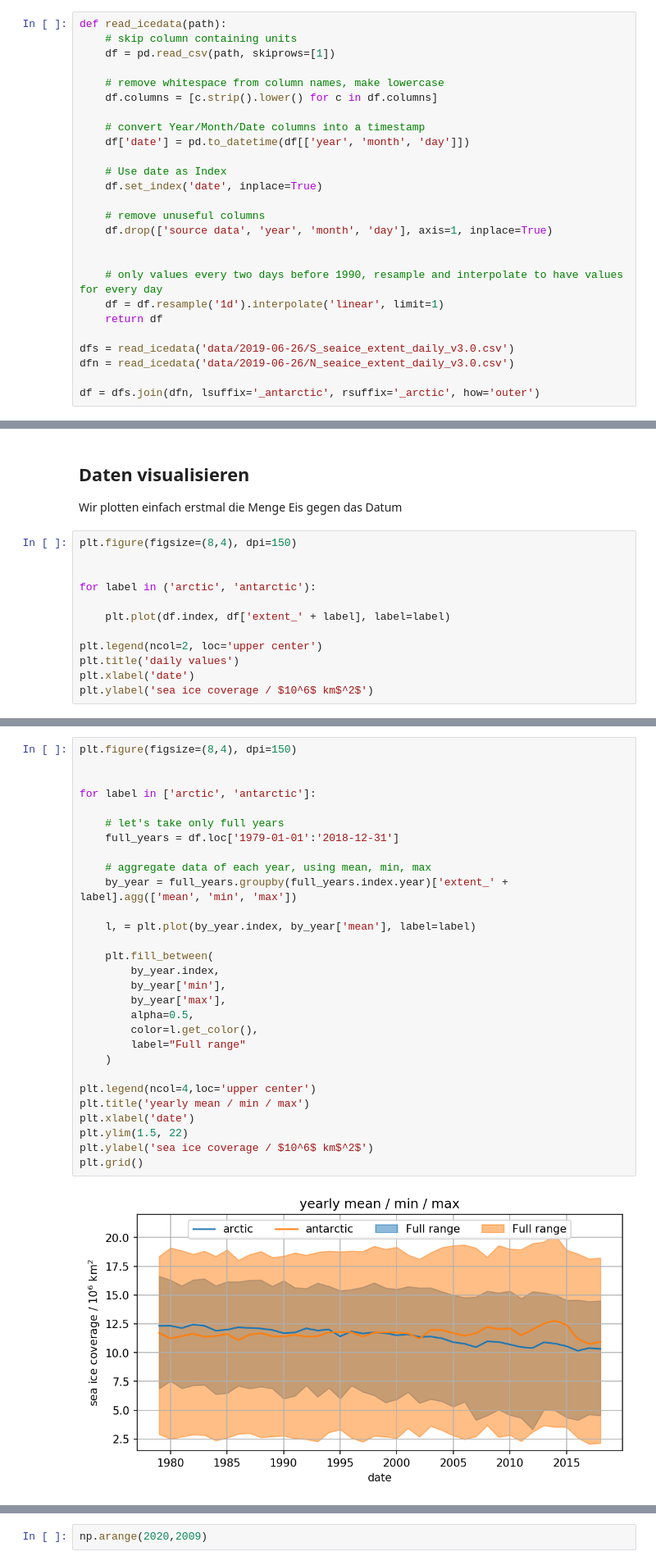
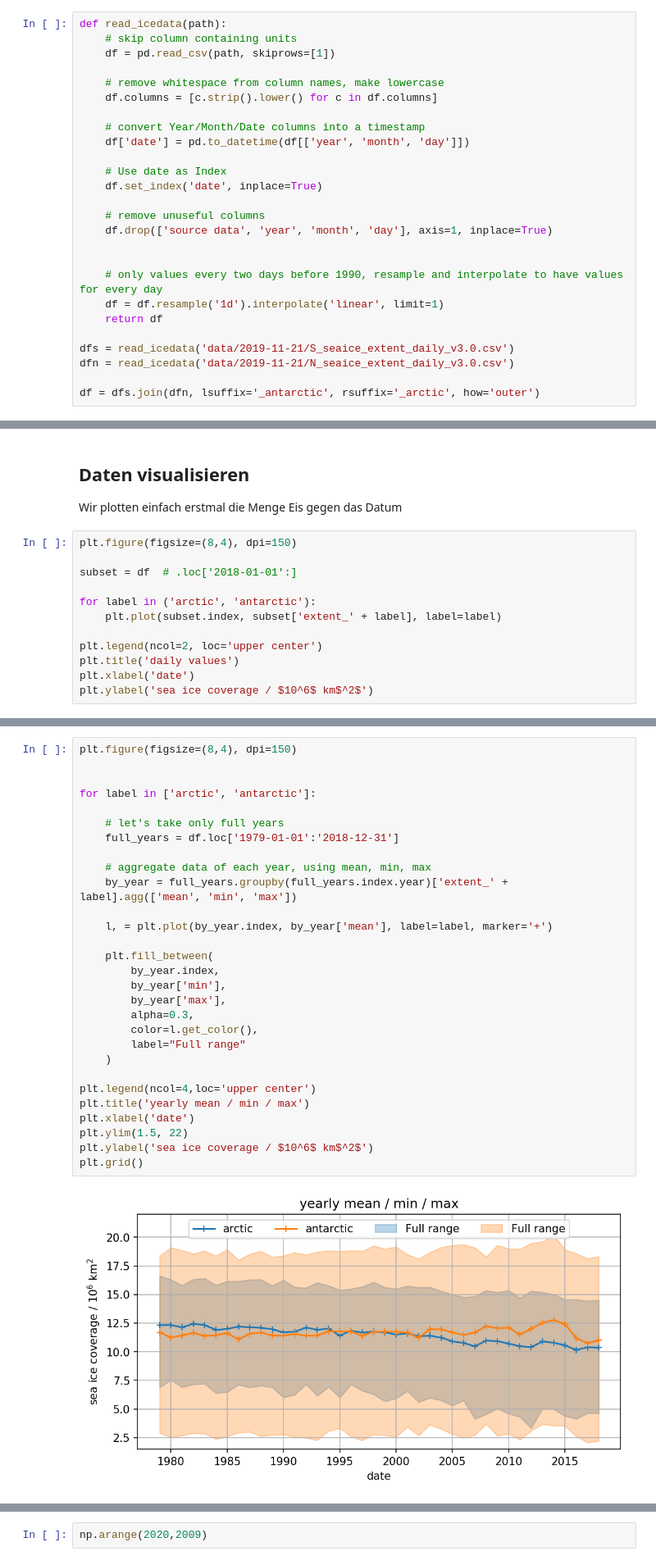
Before and after one commit to s4f-dortmund/open_data_notebooks, a Jupyter notebook: 2019-06-26_extent_analysis.ipynb, the cells around one changed output, grey strips where cells are left out. Shown at 82% size. Saved outputs shown, nothing was run; the diff lists cells and outputs as text.

```diff
--- a/2019-06-26_extent_analysis.ipynb
+++ b/2019-06-26_extent_analysis.ipynb
@@ -44,8 +51,8 @@ def read_icedata(path):
     df = df.resample('1d').interpolate('linear', limit=1)
     return df
 
-dfs = read_icedata('data/2019-06-26/S_seaice_extent_daily_v3.0.csv')
-dfn = read_icedata('data/2019-06-26/N_seaice_extent_daily_v3.0.csv')
+dfs = read_icedata('data/2019-11-21/S_seaice_extent_daily_v3.0.csv')
+dfn = read_icedata('data/2019-11-21/N_seaice_extent_daily_v3.0.csv')
 
 df = dfs.join(dfn, lsuffix='_antarctic', rsuffix='_arctic', how='outer')
 # %%
@@ -95,10 +103,10 @@ Wir plotten einfach erstmal die Menge Eis gegen das Datum
 # %%
 plt.figure(figsize=(8,4), dpi=150)
 
+subset = df  # .loc['2018-01-01':]
 
 for label in ('arctic', 'antarctic'):
-
-    plt.plot(df.index, df['extent_' + label], label=label)
+    plt.plot(subset.index, subset['extent_' + label], label=label)
 
 plt.legend(ncol=2, loc='upper center')
 plt.title('daily values')
@@ -110,34 +118,34 @@ Text(0, 0.5, 'sea ice coverage / $10^6$ km$^2$')
 # %%
 plt.figure(figsize=(8,4), dpi=150)
 
 
 for label in ['arctic', 'antarctic']:
 
     # let's take only full years
     full_years = df.loc['1979-01-01':'2018-12-31']
 
     # aggregate data of each year, using mean, min, max
     by_year = full_years.groupby(full_years.index.year)['extent_' + label].agg(['mean', 'min', 'max'])
 
-    l, = plt.plot(by_year.index, by_year['mean'], label=label)
+    l, = plt.plot(by_year.index, by_year['mean'], label=label, marker='+')
 
     plt.fill_between(
         by_year.index,
         by_year['min'],
         by_year['max'],
-        alpha=0.5,
+        alpha=0.3,
         color=l.get_color(),
         label="Full range"
     )
 
 plt.legend(ncol=4,loc='upper center')
 plt.title('yearly mean / min / max')
 plt.xlabel('date')
 plt.ylim(1.5, 22)
 plt.ylabel('sea ice coverage / $10^6$ km$^2$')
 plt.grid()
 # %% [output]
-[figure, old version]
+[figure, new version]
 # %%
 plt.figure(figsize=(8,4), dpi=150)
 
```
Also changed, not shown: parts of 48 cells of this notebook, 4 other files.
